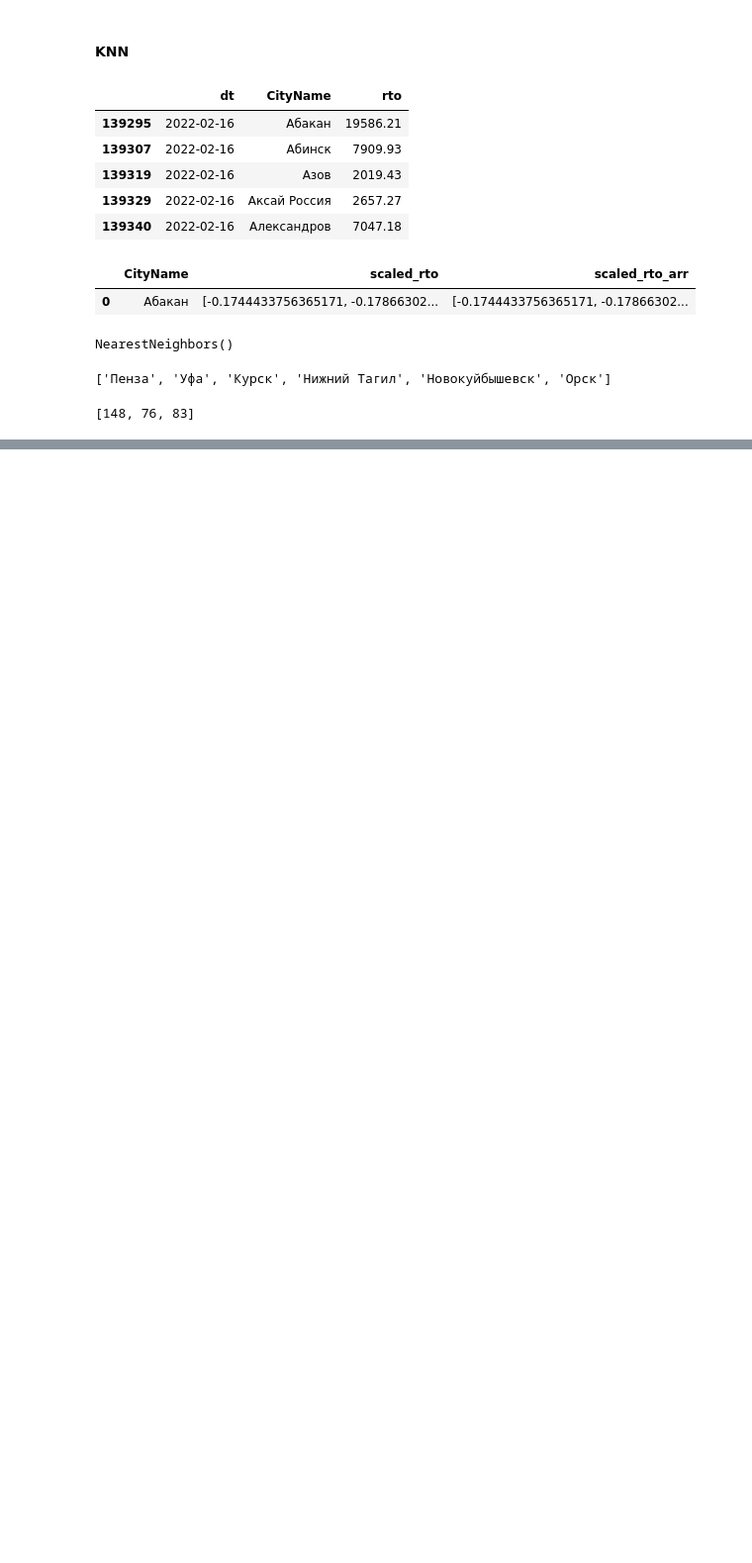
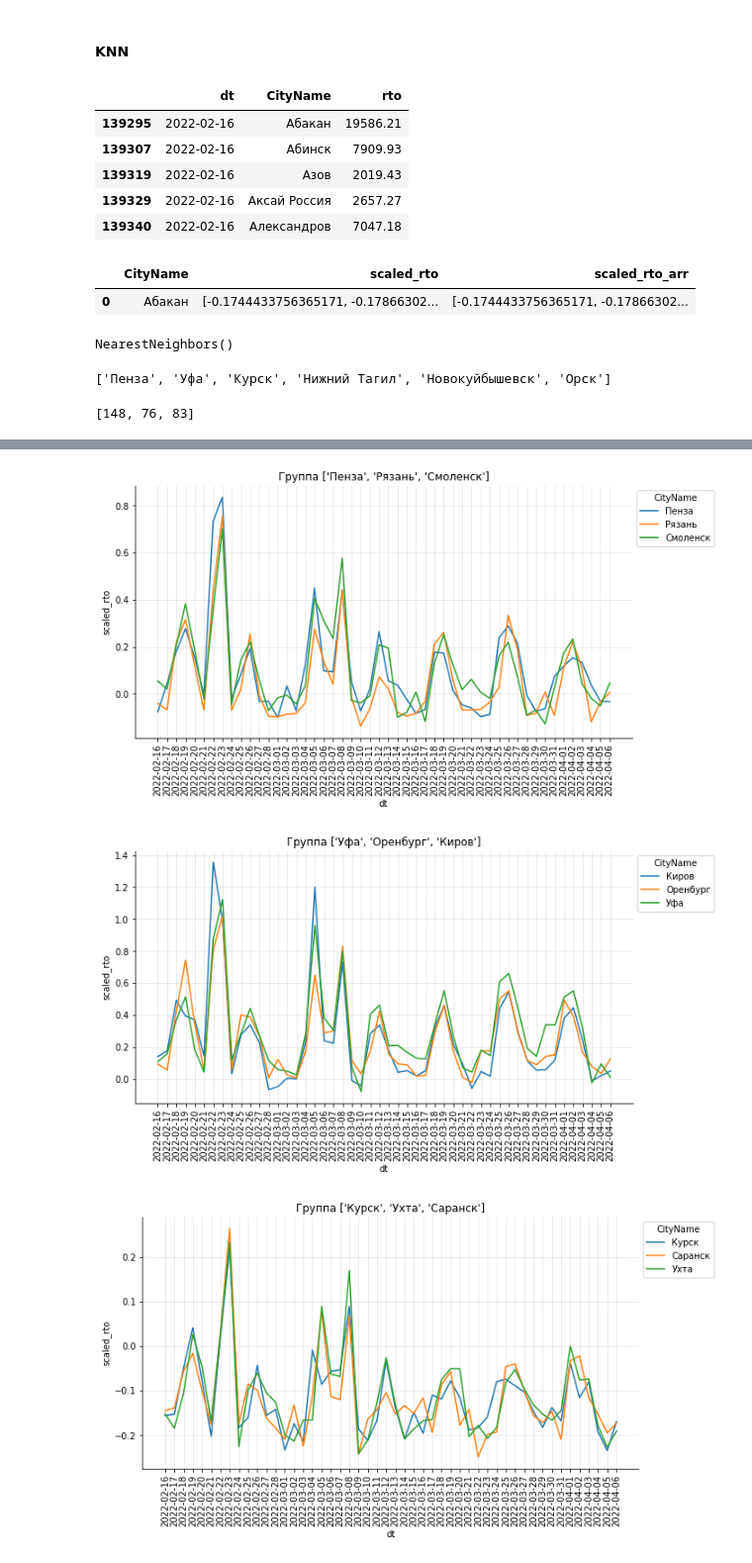
Before and after one commit to repinmihail/TestLab, a Jupyter notebook: development/dev-offline-units-exp.ipynb, the cells around one changed output, grey strips where cells are left out. Shown: that part at 99% size. Cells and saved outputs as stored; diff of their text form; code cells hidden in the pictures; blank space fills up the shorter version.

```diff
--- a/development/dev-offline-units-exp.ipynb
+++ b/development/dev-offline-units-exp.ipynb
@@ -661,7 +650,7 @@ get_k_neighbours("Орск", "CityName", knn_pre_exp_vec, 3, "scaled_rto_arr")
 [148, 76, 83]
 # %%
 result_ids = {
-    i:[knn_pre_exp_vec.iloc[j, 0] for j in get_k_neighbours(i, "CityName", knn_pre_exp_vec, 5, "scaled_rto_arr")]
+    i:[knn_pre_exp_vec.iloc[j, 0] for j in get_k_neighbours(i, "CityName", knn_pre_exp_vec, 3, "scaled_rto_arr")]
     for i in test_towns
 }
 # %%
@@ -679,0 +676,14 @@ result_ids
+# %%
+for i in test_towns:
+
+    plot_time_series(
+        df=knn_pre_exp_clean[knn_pre_exp_clean["CityName"].isin(result_ids[i])],
+        metric_name="scaled_rto",
+        grouped_column="CityName",
+        time_series_name="dt",
+        title=f"Группа {result_ids[i]}"
+    )
+# %% [output]
+[figure, added]
+[figure, added]
+[figure, added]
```
Also changed, not shown: parts of 7 cells of this notebook, 1 other file.
